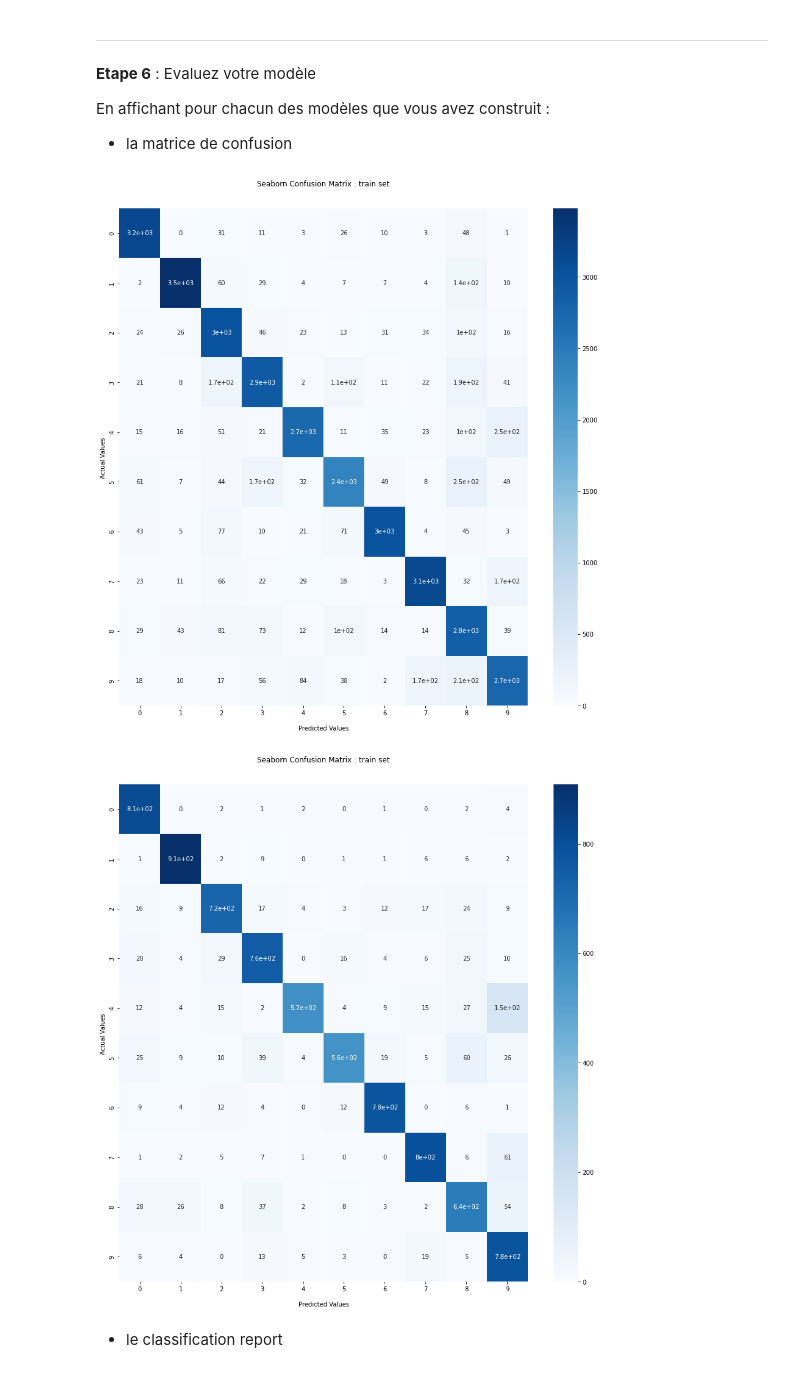
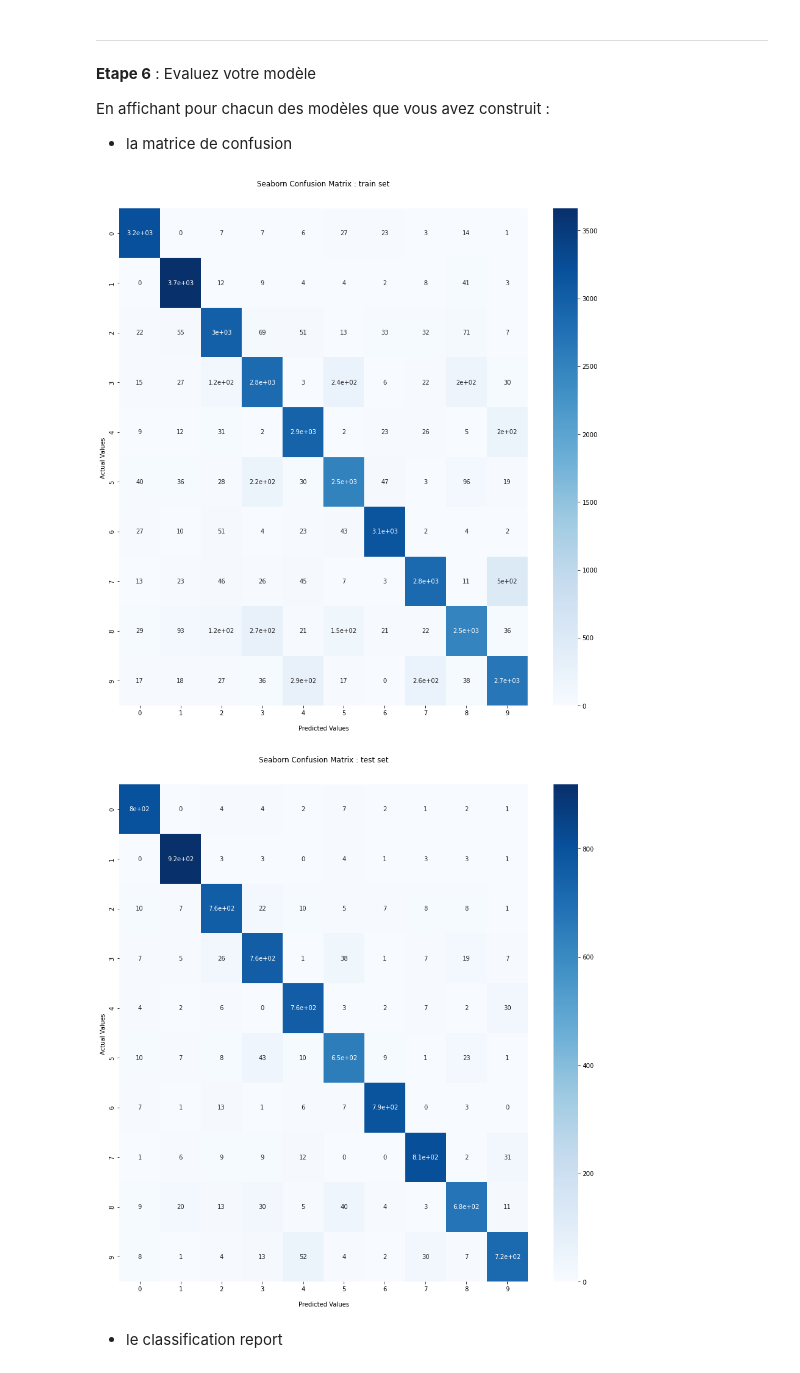
Before and after one commit to ericbertrand8686/Poste, a Jupyter notebook: Brief_poste.ipynb, the cells around one changed output. Drawn from its saved outputs; the diff is of its cells as text; code cells hidden in the pictures.

Commit message:
feat : poly et rbf kernels

```diff
--- a/Brief_poste.ipynb
+++ b/Brief_poste.ipynb
@@ -327,6 +326,3 @@ X = df.iloc[:, 1:]
 y = df.iloc[:, 0]
 
 X_train, X_test, y_train, y_test = train_test_split(X, y, test_size=0.2, stratify = y, random_state=42)
-# %%
-sgd_clf = SGDClassifier(random_state=42)
-sgd_clf.fit(X_train, y_train)
@@ -341,0 +329,4 @@ sgd_clf.score(X_train,y_train)
+# %%
+# Instanciation et entrainement du modèle linéaire (2 min)
+svc = svm.SVC(C=1.0, kernel='linear', degree=3, max_iter=1000, random_state=42)
+svc.fit(X_train, y_train)
@@ -342,3 +335,7 @@ sgd_clf.score(X_train,y_train)
+# %%
+# Production des prédictions (8 min)
+y_train_pred = cross_val_predict(svc, X_train, y_train, cv=5)
+y_test_pred = cross_val_predict(svc, X_test, y_test, cv=5)
 # %% [markdown]
 ---
 **Etape 6** : Evaluez votre modèle
@@ -356,19 +353,19 @@ ax.set_ylabel('Actual Values ');
 ## Display the visualization of the Confusion Matrix.
 plt.show()
 # %% [output]
-[figure, old version]
+[figure, new version]
 # %%
 plt.figure(figsize=(15, 15))
 ax = sns.heatmap(confusion_matrix(y_test, y_test_pred), annot=True, cmap='Blues')
 
-ax.set_title('Seaborn Confusion Matrix : train set\n\n');
+ax.set_title('Seaborn Confusion Matrix : test set\n\n');
 ax.set_xlabel('\nPredicted Values')
 ax.set_ylabel('Actual Values ');
 
 ## Display the visualization of the Confusion Matrix.
 plt.show()
 # %% [output]
-[figure, old version]
+[figure, new version]
 # %% [markdown]
 -  le classification report
 # %%
```
Also changed, not shown: parts of 27 cells of this notebook.
